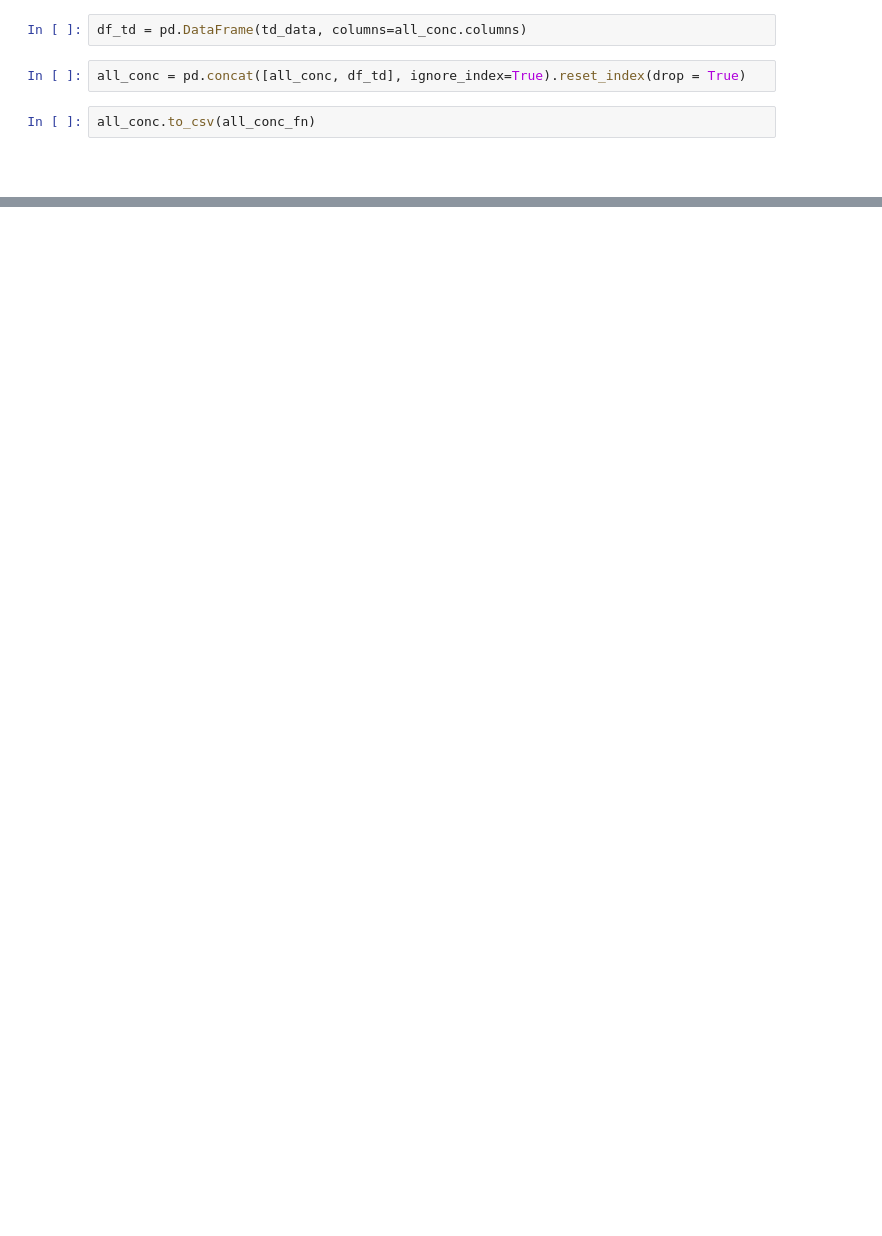
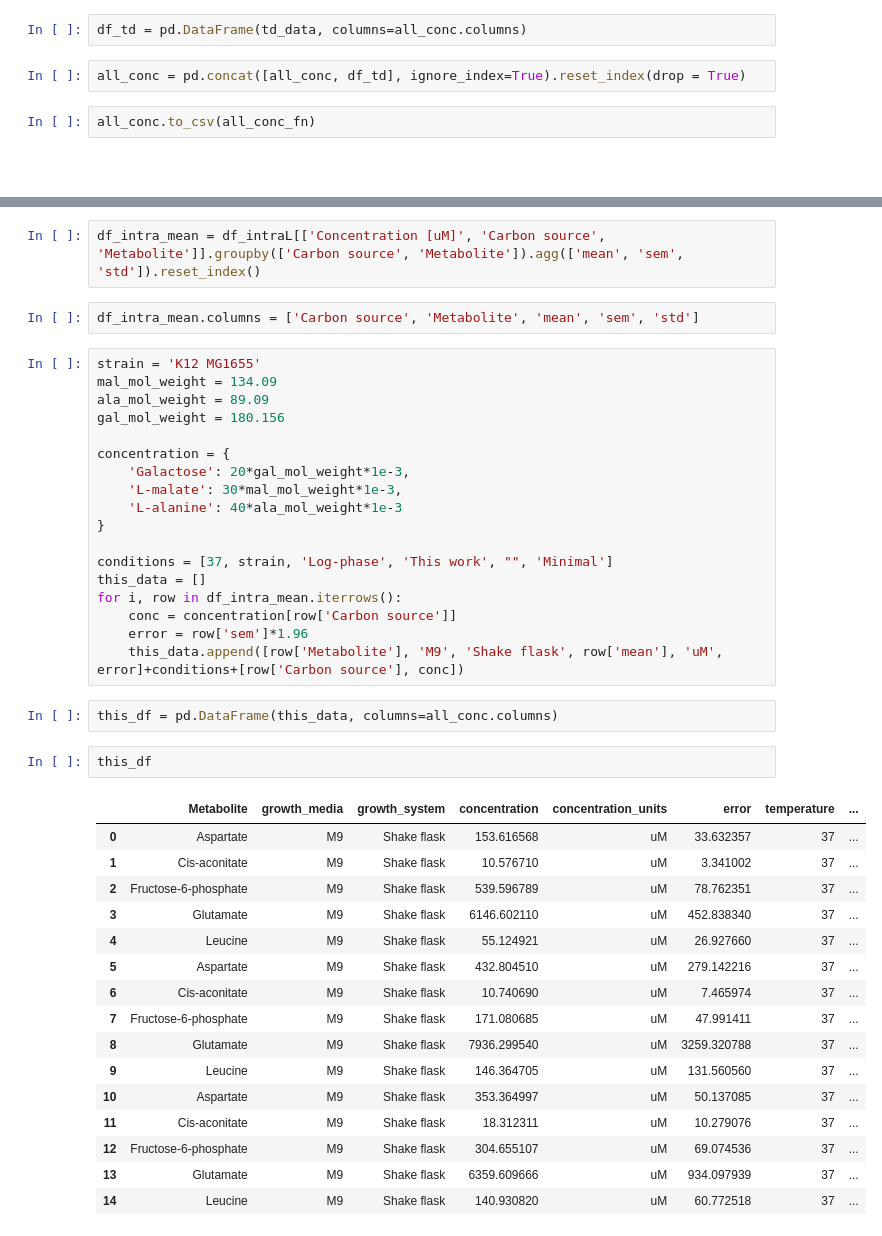
Before and after one commit to sulheim/metabolite-release, a Jupyter notebook: notebooks/9_other/get_intracellular_concentrations.ipynb, the cells around one changed output, grey strips where cells are left out. Cells and saved outputs as stored; diff of their text form; blank space fills up the shorter version.

Commit message:
Add own data to spreadsheet

```diff
--- a/notebooks/9_other/get_intracellular_concentrations.ipynb
+++ b/notebooks/9_other/get_intracellular_concentrations.ipynb
@@ -249,0 +290,43 @@ all_conc.to_csv(all_conc_fn)
+# %%
+df_intra_mean = df_intraL[['Concentration [uM]', 'Carbon source', 'Metabolite']].groupby(['Carbon source', 'Metabolite']).agg(['mean', 'sem', 'std']).reset_index()
+# %%
+df_intra_mean.columns = ['Carbon source', 'Metabolite', 'mean', 'sem', 'std']
+# %%
+strain = 'K12 MG1655'
+mal_mol_weight = 134.09
+ala_mol_weight = 89.09
+gal_mol_weight = 180.156
+
+concentration = {
+    'Galactose': 20*gal_mol_weight*1e-3,
+    'L-malate': 30*mal_mol_weight*1e-3,
+    'L-alanine': 40*ala_mol_weight*1e-3
+}
+
+conditions = [37, strain, 'Log-phase', 'This work', "", 'Minimal']
+this_data = []
+for i, row in df_intra_mean.iterrows():
+    conc = concentration[row['Carbon source']]
+    error = row['sem']*1.96
+    this_data.append([row['Metabolite'], 'M9', 'Shake flask', row['mean'], 'uM', error]+conditions+[row['Carbon source'], conc])
+# %%
+this_df = pd.DataFrame(this_data, columns=all_conc.columns)
+# %%
+this_df
+# %% [output]
+|  | Metabolite | growth_media | growth_system | concentration | concentration_units | error | temperature | ... |
+| 0 | Aspartate | M9 | Shake flask | 153.616568 | uM | 33.632357 | 37 | ... |
+| 1 | Cis-aconitate | M9 | Shake flask | 10.576710 | uM | 3.341002 | 37 | ... |
+| 2 | Fructose-6-phosphate | M9 | Shake flask | 539.596789 | uM | 78.762351 | 37 | ... |
+| 3 | Glutamate | M9 | Shake flask | 6146.602110 | uM | 452.838340 | 37 | ... |
+| 4 | Leucine | M9 | Shake flask | 55.124921 | uM | 26.927660 | 37 | ... |
+| 5 | Aspartate | M9 | Shake flask | 432.804510 | uM | 279.142216 | 37 | ... |
+| 6 | Cis-aconitate | M9 | Shake flask | 10.740690 | uM | 7.465974 | 37 | ... |
+| 7 | Fructose-6-phosphate | M9 | Shake flask | 171.080685 | uM | 47.991411 | 37 | ... |
+| 8 | Glutamate | M9 | Shake flask | 7936.299540 | uM | 3259.320788 | 37 | ... |
+| 9 | Leucine | M9 | Shake flask | 146.364705 | uM | 131.560560 | 37 | ... |
+| 10 | Aspartate | M9 | Shake flask | 353.364997 | uM | 50.137085 | 37 | ... |
+| 11 | Cis-aconitate | M9 | Shake flask | 18.312311 | uM | 10.279076 | 37 | ... |
+| 12 | Fructose-6-phosphate | M9 | Shake flask | 304.655107 | uM | 69.074536 | 37 | ... |
+| 13 | Glutamate | M9 | Shake flask | 6359.609666 | uM | 934.097939 | 37 | ... |
+| 14 | Leucine | M9 | Shake flask | 140.930820 | uM | 60.772518 | 37 | ... |
```
Also changed, not shown: parts of 14 cells of this notebook, 1 other file.
